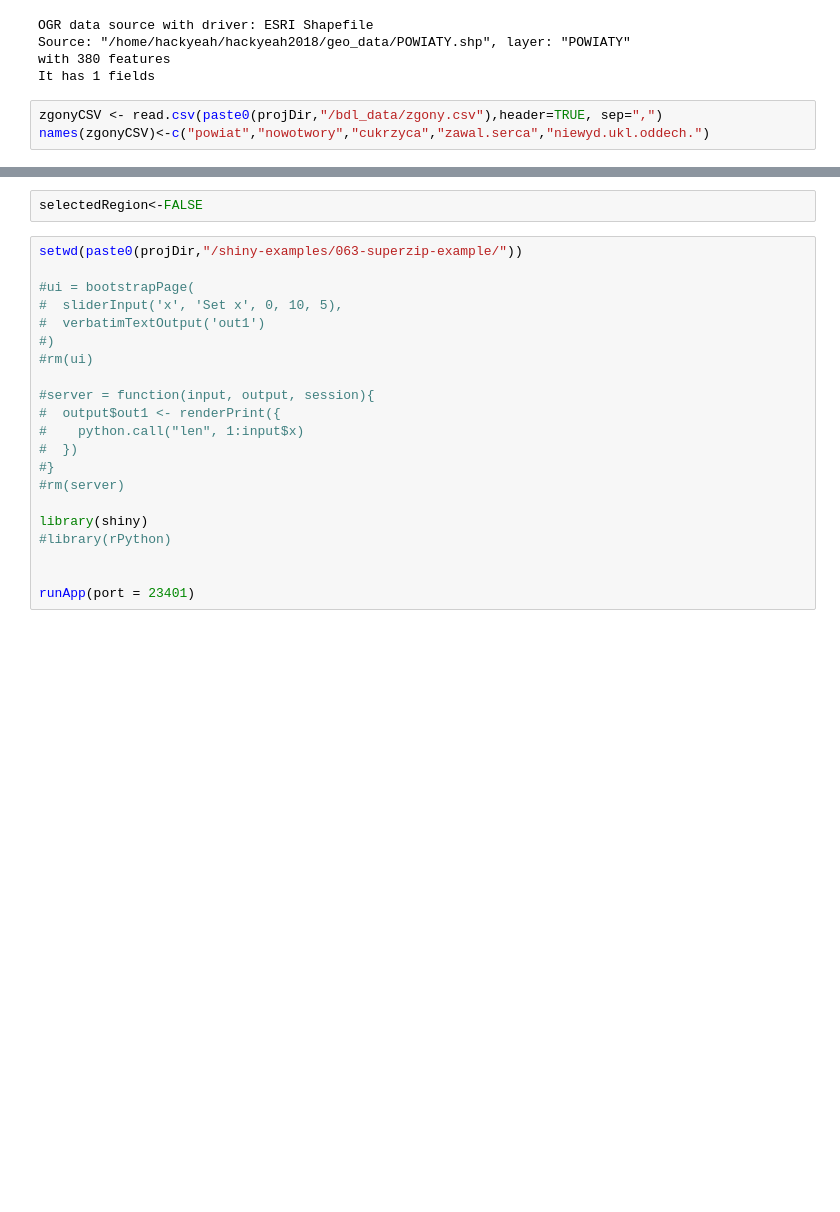
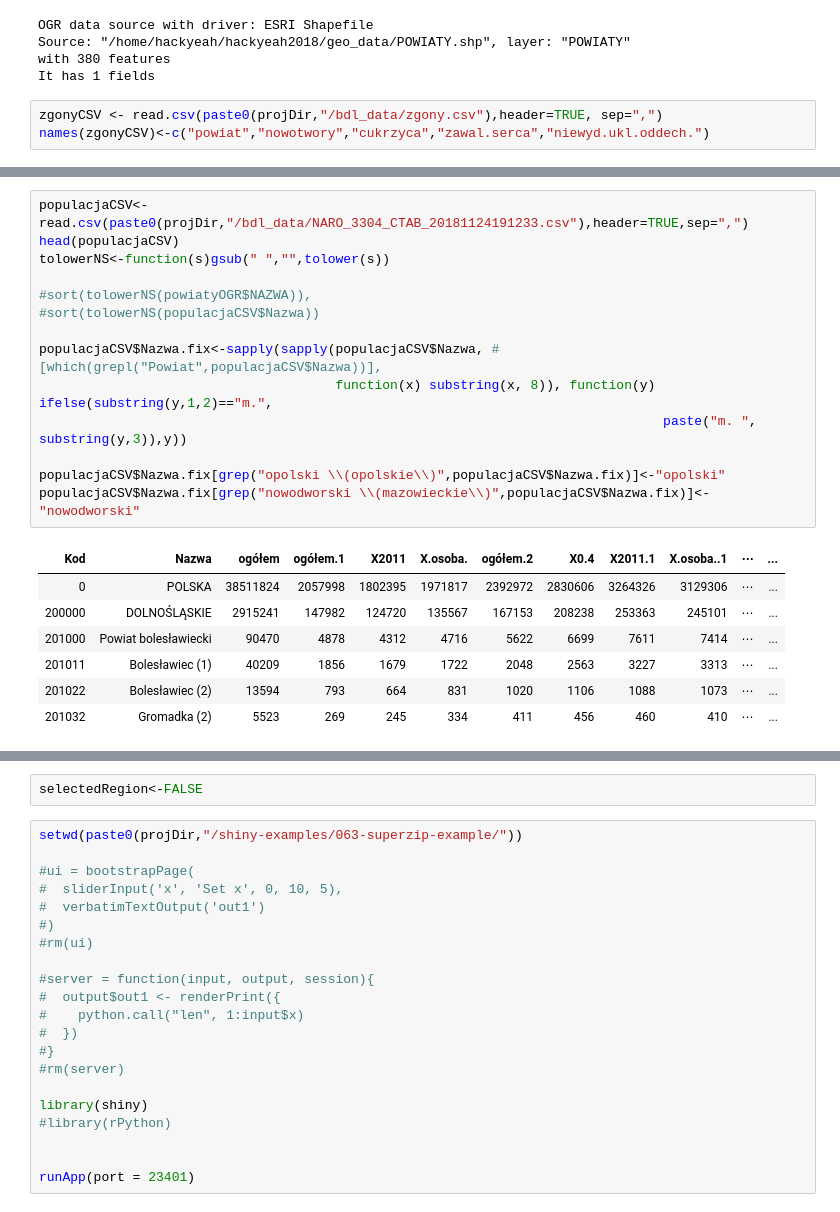
Before and after one commit to macieksk/hackyeah2018, a Jupyter notebook: R_Shiny_runApp.ipynb, the cells around one changed output, grey strips where cells are left out. Drawn from its saved outputs; the diff is of its cells as text; blank space fills up the shorter version.

```diff
--- a/R_Shiny_runApp.ipynb
+++ b/R_Shiny_runApp.ipynb
@@ -190,0 +209,22 @@ populacja<-read.csv(paste0(projDir,"/bdl_data/NARO_3304_CTAB_20181124191233.csv"
+# %%
+populacjaCSV<-read.csv(paste0(projDir,"/bdl_data/NARO_3304_CTAB_20181124191233.csv"),header=TRUE,sep=",")
+head(populacjaCSV)
+tolowerNS<-function(s)gsub(" ","",tolower(s))
+
+#sort(tolowerNS(powiatyOGR$NAZWA)),
+#sort(tolowerNS(populacjaCSV$Nazwa))
+
+populacjaCSV$Nazwa.fix<-sapply(sapply(populacjaCSV$Nazwa, #[which(grepl("Powiat",populacjaCSV$Nazwa))],
+                                      function(x) substring(x, 8)), function(y) ifelse(substring(y,1,2)=="m.",
+                                                                                paste("m. ", substring(y,3)),y))
+
+populacjaCSV$Nazwa.fix[grep("opolski \\(opolskie\\)",populacjaCSV$Nazwa.fix)]<-"opolski"
+populacjaCSV$Nazwa.fix[grep("nowodworski \\(mazowieckie\\)",populacjaCSV$Nazwa.fix)]<-"nowodworski"
+# %% [output]
+| Kod | Nazwa | ogółem | ogółem.1 | X2011 | X.osoba. | ogółem.2 | X0.4 | X2011.1 | X.osoba..1 | ⋯ | ... |
+| 0 | POLSKA | 38511824 | 2057998 | 1802395 | 1971817 | 2392972 | 2830606 | 3264326 | 3129306 | ⋯ | ... |
+| 200000 | DOLNOŚLĄSKIE | 2915241 | 147982 | 124720 | 135567 | 167153 | 208238 | 253363 | 245101 | ⋯ | ... |
+| 201000 | Powiat bolesławiecki | 90470 | 4878 | 4312 | 4716 | 5622 | 6699 | 7611 | 7414 | ⋯ | ... |
+| 201011 | Bolesławiec (1) | 40209 | 1856 | 1679 | 1722 | 2048 | 2563 | 3227 | 3313 | ⋯ | ... |
+| 201022 | Bolesławiec (2) | 13594 | 793 | 664 | 831 | 1020 | 1106 | 1088 | 1073 | ⋯ | ... |
+| 201032 | Gromadka (2) | 5523 | 269 | 245 | 334 | 411 | 456 | 460 | 410 | ⋯ | ... |
```
Also changed, not shown: parts of 9 cells of this notebook, 3 other files.
